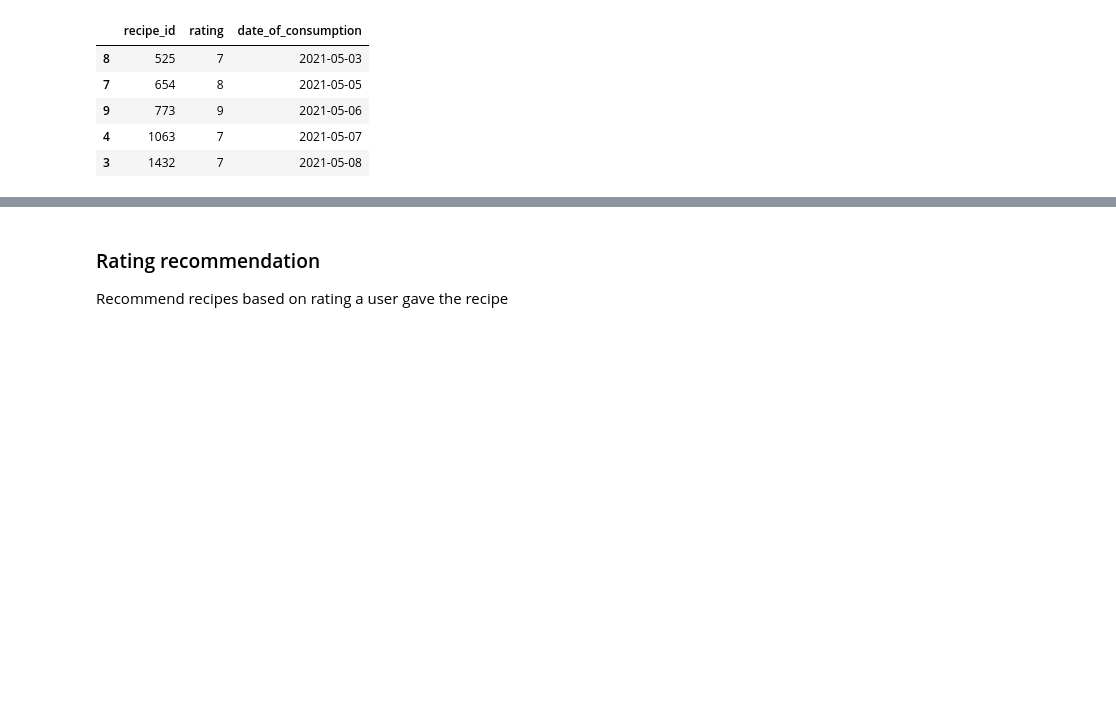
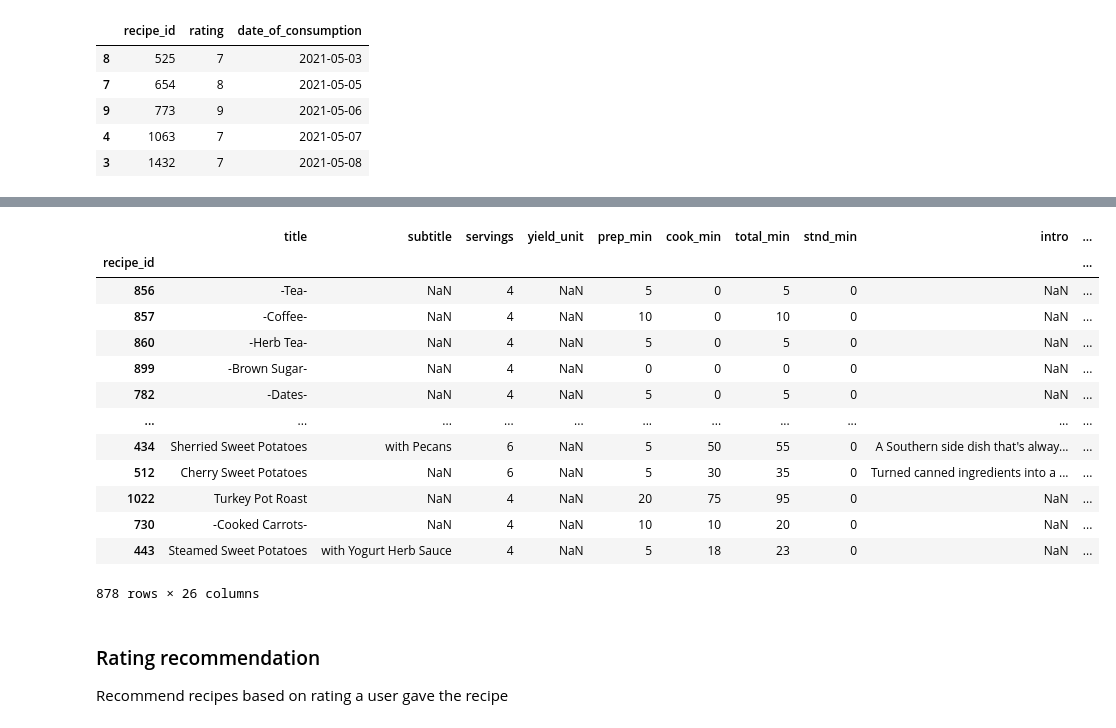
Before and after one commit to jellehuibregtse/recipe-recommendation-system, a Jupyter notebook: cookbook_ml.ipynb, the cells around one changed output, grey strips where cells are left out. Saved outputs shown, nothing was run; the diff lists cells and outputs as text; code cells hidden in the pictures; blank space fills up the shorter version.

```diff
--- a/cookbook_ml.ipynb
+++ b/cookbook_ml.ipynb
@@ -73,9 +73,9 @@ df_recipe
 We create an initial dataset for the recipes of a user to learn from.
 # %%
 df_user_recipe = pd.DataFrame(
-    {'recipe_id': [549, 457, 680, 1432, 1063, 1151, 476, 654, 525, 773],
-     'rating': [8, 5, 6, 7, 7, 3, 6, 8, 7, 9],
-     'date_of_consumption': ['2021-05-12', '2021-05-11', '2021-05-11', '2021-05-08', '2021-05-07', '2021-05-09', '2021-05-13', '2021-05-05', '2021-05-03', '2021-05-06']})
+    {'recipe_id': [549, 457, 680, 1432, 1063, 1151, 476, 654, 525, 773, 856],
+     'rating': [8, 5, 6, 7, 7, 3, 6, 8, 7, 9, 8],
+     'date_of_consumption': ['2021-05-12', '2021-05-11', '2021-05-11', '2021-05-08', '2021-05-07', '2021-05-09', '2021-05-13', '2021-05-05', '2021-05-03', '2021-05-06', '2021-05-12']})
 df_user_recipe = df_user_recipe.sort_values(by='date_of_consumption')
 df_user_recipe.head()
 # %% [output]
@@ -112,3 +155,36 @@ df_intake
+# %%
+# Recommend recipes ascending by nutrition value
+health_recommendation_data = []
+
+for i, row in df_recipe.iterrows():
+    total_nutrition = (total_protein + row.protein) / (len(days) + 1)
+    total_nutrition += (total_carbo + row.carbo) / (len(days) + 1)
+    total_nutrition += (total_total_fat + row.total_fat) / (len(days) + 1)
+    total_nutrition += (total_sodium + row.sodium) / (len(days) + 1)
+    total_nutrition += (total_iron + row.iron) / (len(days) + 1)
+    total_nutrition += (total_vitamin_c + row.vitamin_c) / (len(days) + 1)
+    total_nutrition += (total_vitamin_a + row.vitamin_a) / (len(days) + 1)
+    total_nutrition += (total_calories + row.calories) / (len(days) + 1)
+    rating = total_nutrition / df_intake.intake.sum()
+    health_recommendation_data.append(rating)
+df_health_recommendation = df_recipe
+df_health_recommendation['rating'] = health_recommendation_data
+df_health_recommendation.sort_values(by='rating')
+# %% [output]
+|  | title | subtitle | servings | yield_unit | prep_min | cook_min | total_min | stnd_min | intro | ... |
+| recipe_id |  |  |  |  |  |  |  |  |  | ... |
+| 856 | -Tea- | NaN | 4 | NaN | 5 | 0 | 5 | 0 | NaN | ... |
+| 857 | -Coffee- | NaN | 4 | NaN | 10 | 0 | 10 | 0 | NaN | ... |
+| 860 | -Herb Tea- | NaN | 4 | NaN | 5 | 0 | 5 | 0 | NaN | ... |
+| 899 | -Brown Sugar- | NaN | 4 | NaN | 0 | 0 | 0 | 0 | NaN | ... |
+| 782 | -Dates- | NaN | 4 | NaN | 5 | 0 | 5 | 0 | NaN | ... |
+| ... | ... | ... | ... | ... | ... | ... | ... | ... | ... | ... |
+| 434 | Sherried Sweet Potatoes | with Pecans | 6 | NaN | 5 | 50 | 55 | 0 | A Southern side dish that's alway... | ... |
+| 512 | Cherry Sweet Potatoes | NaN | 6 | NaN | 5 | 30 | 35 | 0 | Turned canned ingredients into a ... | ... |
+| 1022 | Turkey Pot Roast | NaN | 4 | NaN | 20 | 75 | 95 | 0 | NaN | ... |
+| 730 | -Cooked Carrots- | NaN | 4 | NaN | 10 | 10 | 20 | 0 | NaN | ... |
+| 443 | Steamed Sweet Potatoes | with Yogurt Herb Sauce | 4 | NaN | 5 | 18 | 23 | 0 | NaN | ... |
+878 rows × 26 columns
 # %% [markdown]
 ### Rating recommendation
 Recommend recipes based on rating a user gave the recipe
```
Also changed, not shown: parts of 4 cells of this notebook.
